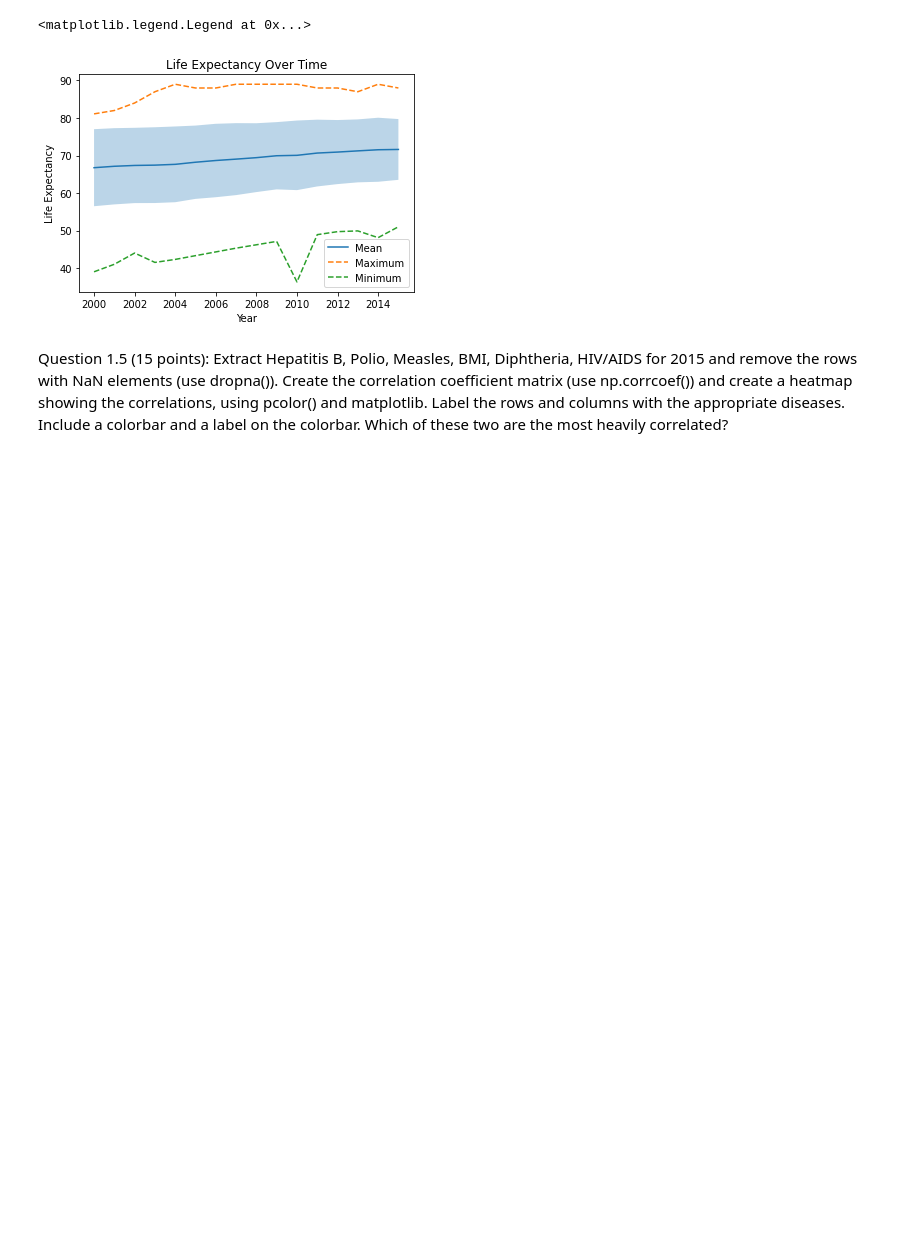
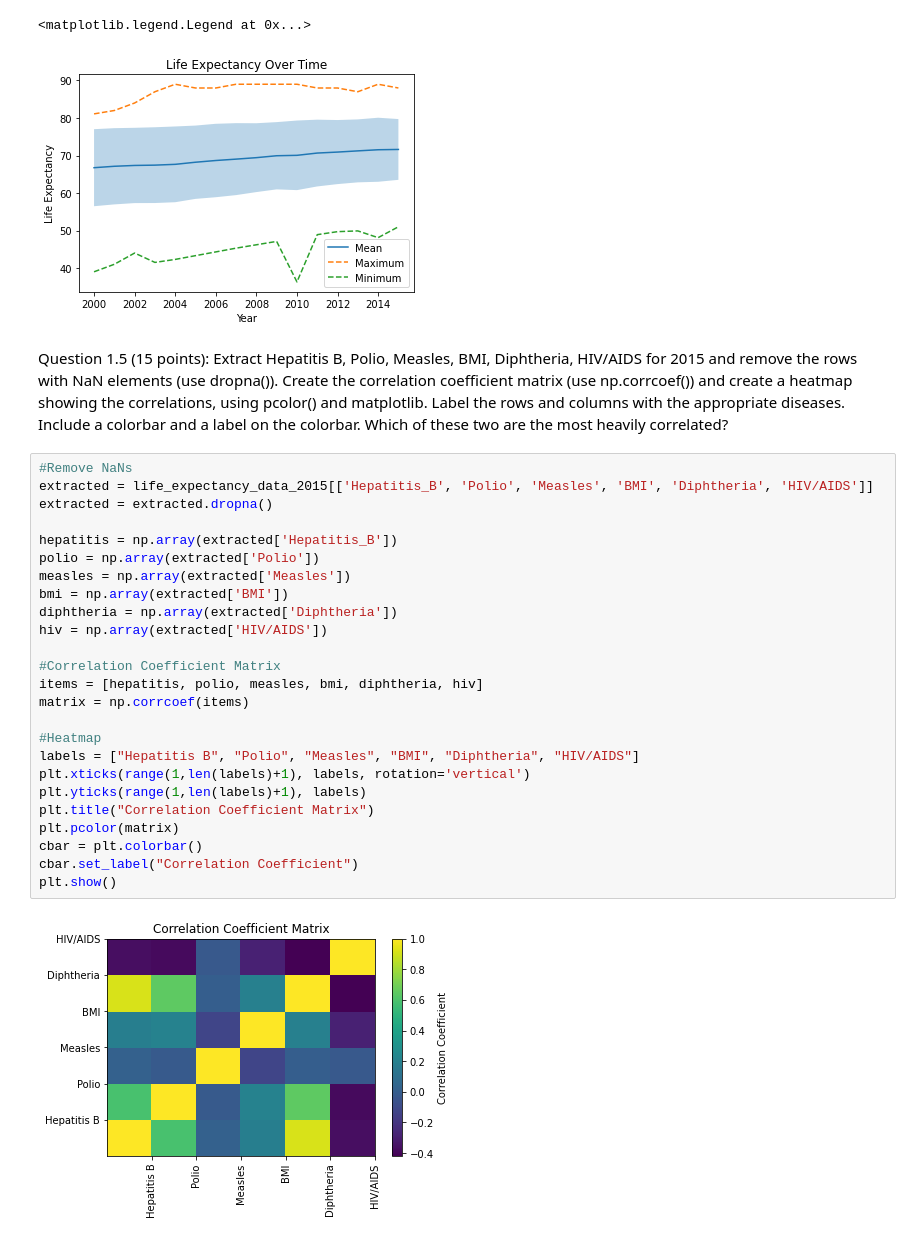
Before and after one commit to sarhuang/cosc425, a Jupyter notebook: Lab1/lab1_part1.ipynb, the cells around one changed output. Saved outputs shown, nothing was run; the diff lists cells and outputs as text; blank space fills up the shorter version.

```diff
--- a/Lab1/lab1_part1.ipynb
+++ b/Lab1/lab1_part1.ipynb
@@ -105,3 +108,30 @@ for 2015 and remove the rows with NaN elements (use dropna()). Create the correl
 coefficient matrix (use np.corrcoef()) and create a heatmap showing the correlations, using
 pcolor() and matplotlib. Label the rows and columns with the appropriate diseases. Include
 a colorbar and a label on the colorbar. Which of these two are the most heavily correlated?
+# %%
+#Remove NaNs
+extracted = life_expectancy_data_2015[['Hepatitis_B', 'Polio', 'Measles', 'BMI', 'Diphtheria', 'HIV/AIDS']]
+extracted = extracted.dropna()
+
+hepatitis = np.array(extracted['Hepatitis_B'])
+polio = np.array(extracted['Polio'])
+measles = np.array(extracted['Measles'])
+bmi = np.array(extracted['BMI'])
+diphtheria = np.array(extracted['Diphtheria'])
+hiv = np.array(extracted['HIV/AIDS'])
+
+#Correlation Coefficient Matrix
+items = [hepatitis, polio, measles, bmi, diphtheria, hiv]
+matrix = np.corrcoef(items)
+
+#Heatmap
+labels = ["Hepatitis B", "Polio", "Measles", "BMI", "Diphtheria", "HIV/AIDS"]
+plt.xticks(range(1,len(labels)+1), labels, rotation='vertical')
+plt.yticks(range(1,len(labels)+1), labels)
+plt.title("Correlation Coefficient Matrix")
+plt.pcolor(matrix)
+cbar = plt.colorbar()
+cbar.set_label("Correlation Coefficient")
+plt.show()
+# %% [output]
+[figure, added]
```
Also changed, not shown: parts of 2 cells of this notebook.
